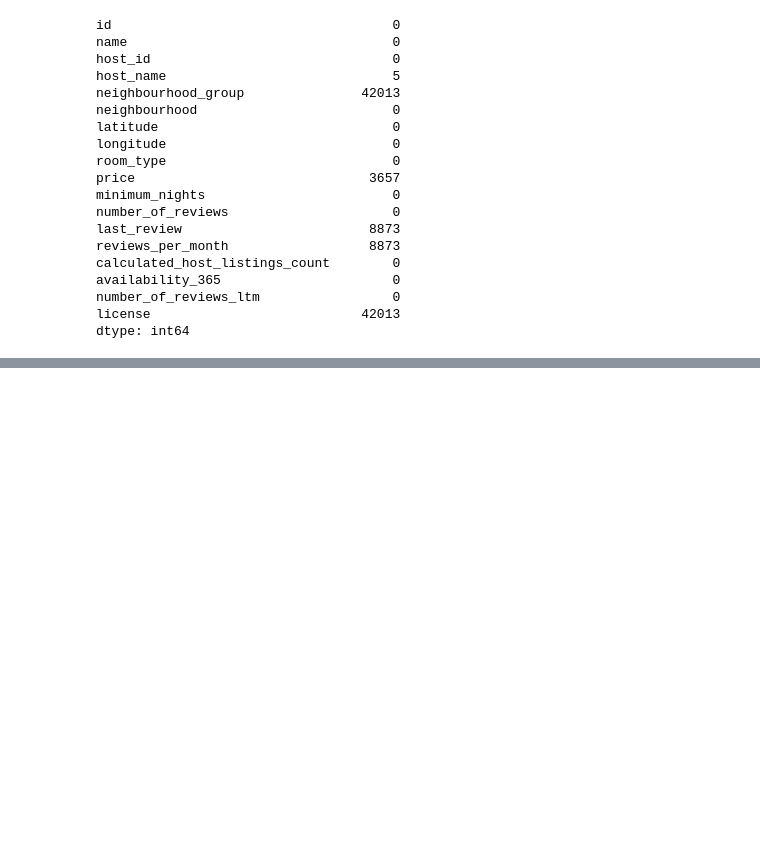
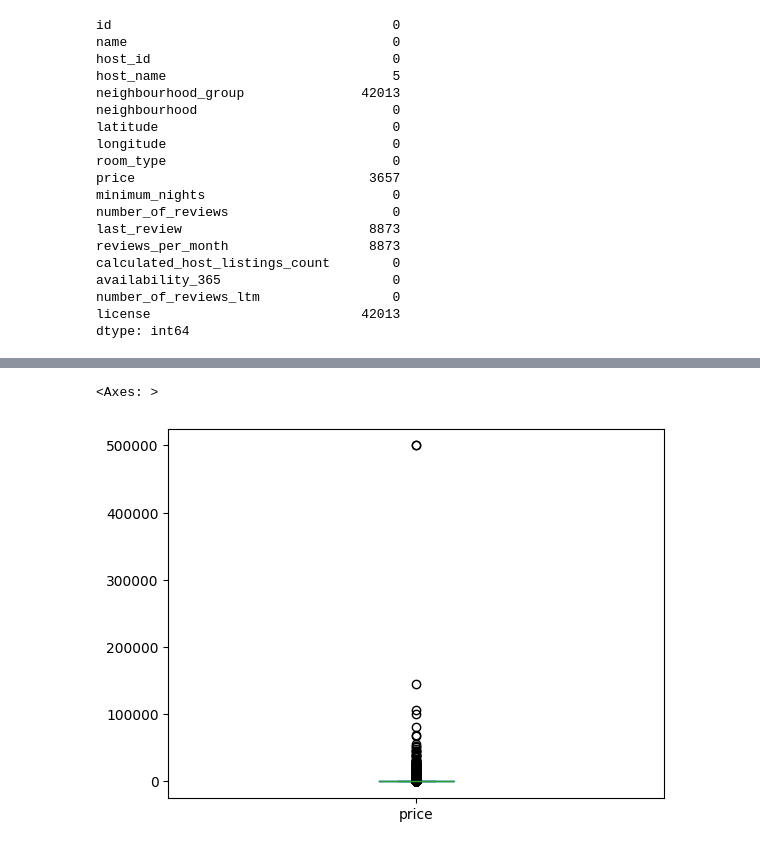
Before and after one commit to jailtonmonteiro/analise-airbnb, a Jupyter notebook: notebooks/1-limpeza-tratamento.ipynb, the cells around one changed output, grey strips where cells are left out. Saved outputs shown, nothing was run; the diff lists cells and outputs as text; code cells hidden in the pictures; blank space fills up the shorter version.

```diff
--- a/notebooks/1-limpeza-tratamento.ipynb
+++ b/notebooks/1-limpeza-tratamento.ipynb
@@ -58,0 +177,5 @@ dtype: int64
+# %%
+df['price'].plot(kind='box')
+# %% [output]
+<Axes: >
+[figure, added]
```
Also changed, not shown: parts of 14 cells of this notebook.
